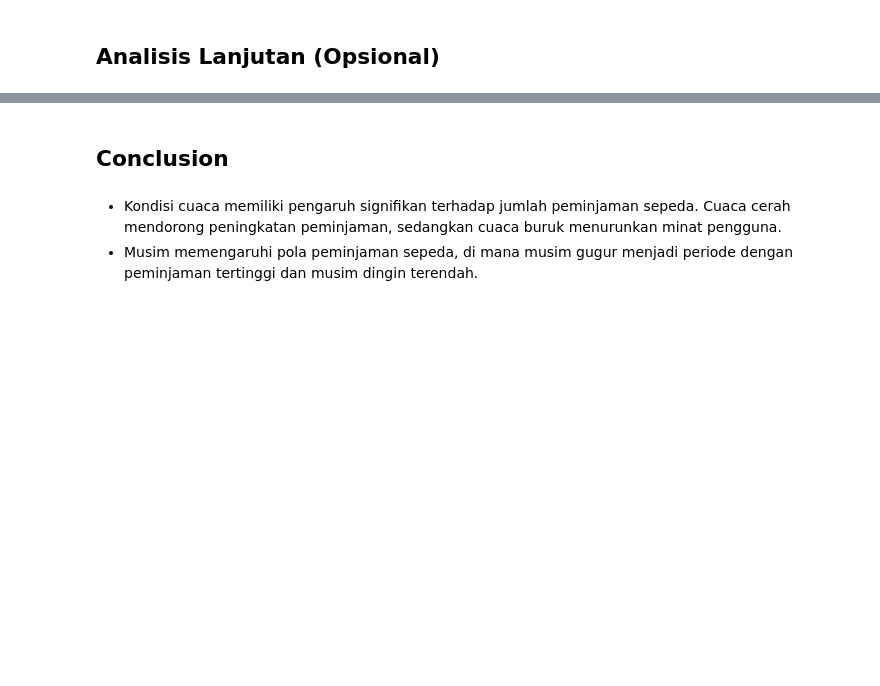
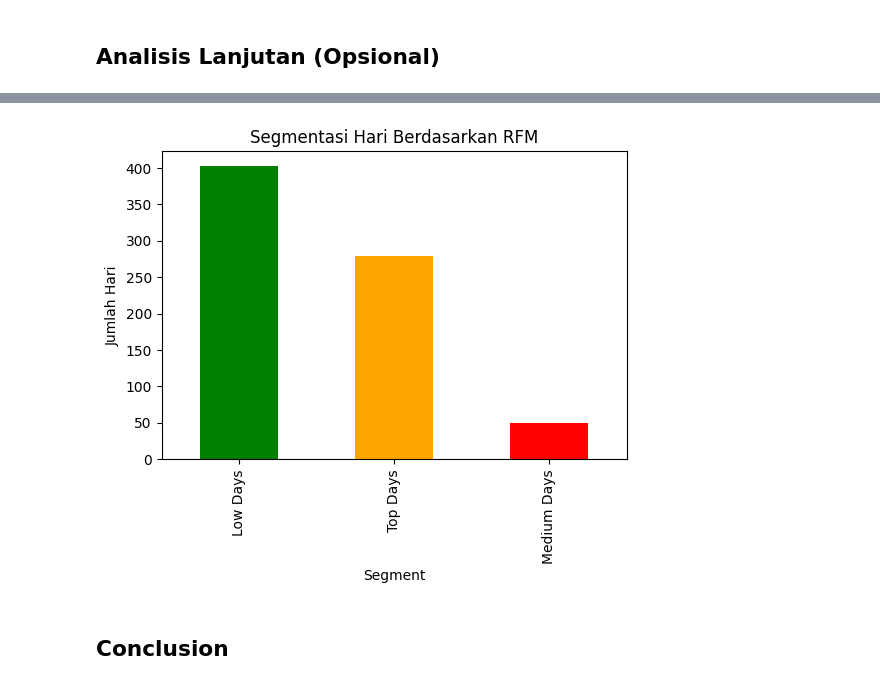
Before and after one commit to vmeisyarah18/Proyek-Analisis-Data-Bike-Sharing, a Jupyter notebook: Proyek_Analisis_Data.ipynb, the cells around one changed output, grey strips where cells are left out. Drawn from its saved outputs; the diff is of its cells as text; code cells hidden in the pictures; blank space fills up the shorter version.

```diff
--- a/Proyek_Analisis_Data.ipynb
+++ b/Proyek_Analisis_Data.ipynb
@@ -127,0 +144,14 @@ plt.show()
+# %%
+# Recency: jarak hari dari tanggal terakhir
+max_date = df_rfm['dteday'].max()
+df_rfm['Recency'] = (max_date - df_rfm['dteday']).dt.days
+
+# Frequency: bisa dianggap 1 karena tiap baris = 1 hari, atau pakai total_rentals
+df_rfm['Frequency'] = df_rfm['total_rentals']
+
+# Monetary: total_rentals
+df_rfm['Monetary'] = df_rfm['total_rentals']
+
+# pilih kolom RFM
+df_rfm_rfm = df_rfm[['dteday', 'Recency', 'Frequency', 'Monetary']]
+df_rfm_rfm.head()
@@ -127,0 +165,12 @@ plt.show()
+# %%
+# Recency: lebih kecil lebih baik → balik urutan
+df_rfm_rfm['R_Score'] = pd.qcut(df_rfm_rfm['Recency'], 5, labels=[5,4,3,2,1])
+
+# Frequency & Monetary: lebih besar lebih baik
+df_rfm_rfm['F_Score'] = pd.qcut(df_rfm_rfm['Frequency'], 5, labels=[1,2,3,4,5])
+df_rfm_rfm['M_Score'] = pd.qcut(df_rfm_rfm['Monetary'], 5, labels=[1,2,3,4,5])
+
+# gabungkan jadi RFM_Score
+df_rfm_rfm['RFM_Score'] = df_rfm_rfm['R_Score'].astype(str) + df_rfm_rfm['F_Score'].astype(str) + df_rfm_rfm['M_Score'].astype(str)
+
+df_rfm_rfm.head()
@@ -127,0 +204,11 @@ plt.show()
+# %%
+def rfm_segment(row):
+    if row['RFM_Score'] >= '444':
+        return 'Top Days'
+    elif row['RFM_Score'] >= '333':
+        return 'Medium Days'
+    else:
+        return 'Low Days'
+
+df_rfm_rfm['Segment'] = df_rfm_rfm.apply(rfm_segment, axis=1)
+df_rfm_rfm.head()
@@ -128,5 +227,11 @@ plt.show()
+# %%
+plt.figure(figsize=(6,4))
+df_rfm_rfm['Segment'].value_counts().plot(kind='bar', color=['green','orange','red'])
+plt.title('Segmentasi Hari Berdasarkan RFM')
+plt.xlabel('Segment')
+plt.ylabel('Jumlah Hari')
+plt.show()
+# %% [output]
+[figure, added]
 # %% [markdown]
 ## Conclusion
-# %% [markdown]
-- Kondisi cuaca memiliki pengaruh signifikan terhadap jumlah peminjaman sepeda. Cuaca cerah mendorong peningkatan peminjaman, sedangkan cuaca buruk menurunkan minat pengguna.
-- Musim memengaruhi pola peminjaman sepeda, di mana musim gugur menjadi periode dengan peminjaman tertinggi dan musim dingin terendah.
```
Also changed, not shown: parts of 7 cells of this notebook, 1 other file.
